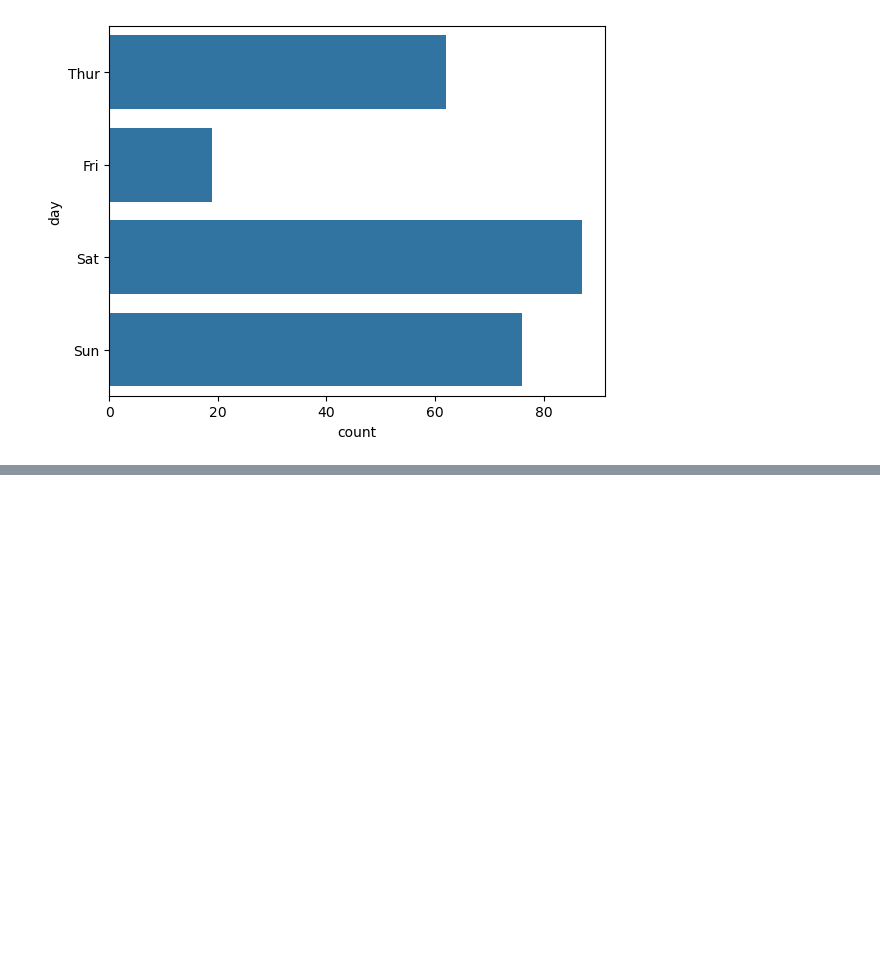
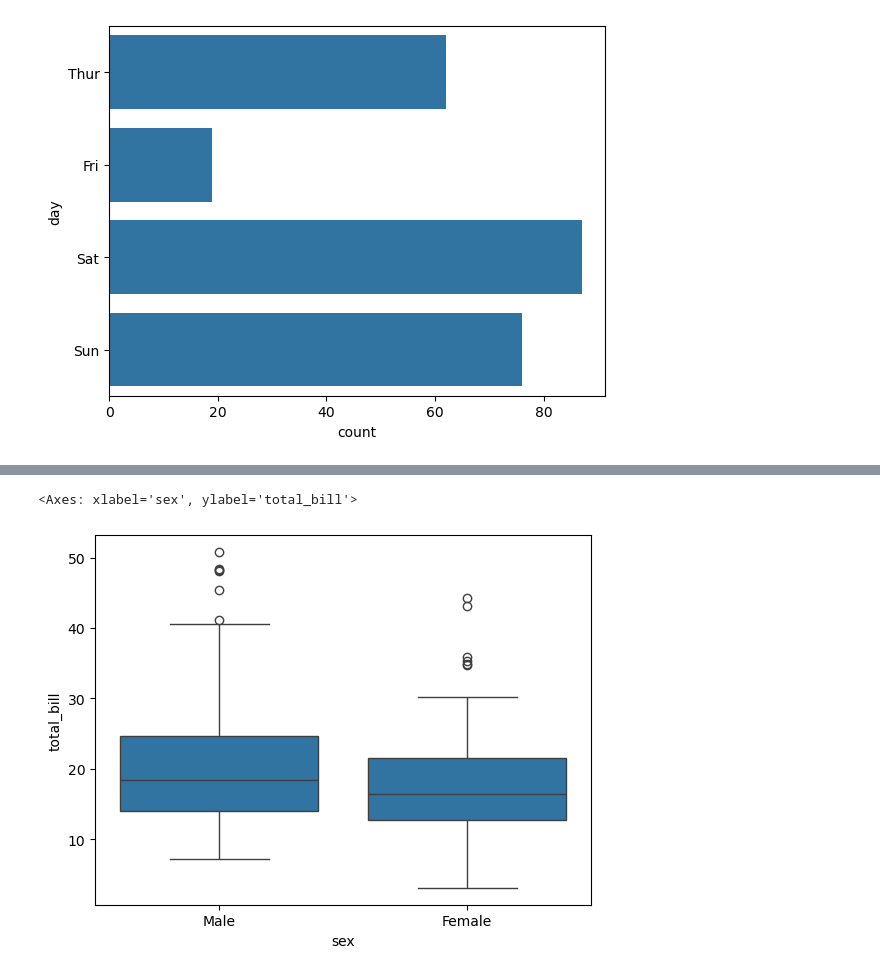
Before and after one commit to AayushGitH/Machine_Learning_Practice, a Jupyter notebook: Seaborn_Practical.ipynb, the cells around one changed output, grey strips where cells are left out. Cells and saved outputs as stored; diff of their text form; code cells hidden in the pictures; blank space fills up the shorter version.

```diff
--- a/Seaborn_Practical.ipynb
+++ b/Seaborn_Practical.ipynb
@@ -137,0 +142,8 @@ sns.barplot()
+# %%
+# Boxplot
+# Draw a box plot to show distributions with respect to categories.
+
+sns.boxplot(x='sex',y='total_bill',data=df)
+# %% [output]
+<Axes: xlabel='sex', ylabel='total_bill'>
+[figure, added]
```
Also changed, not shown: parts of 3 cells of this notebook, 1 other file.
